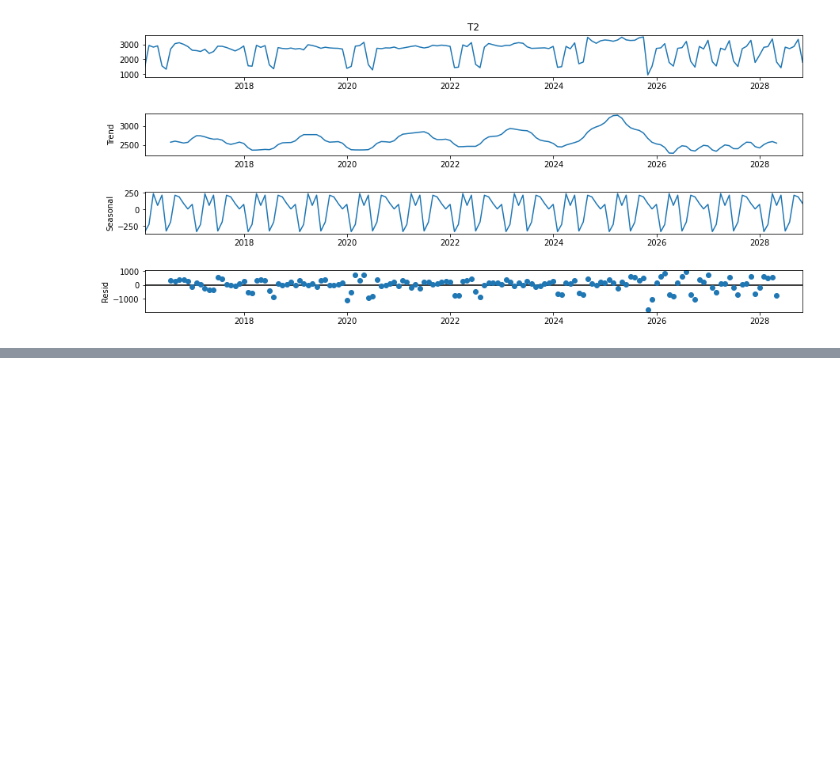
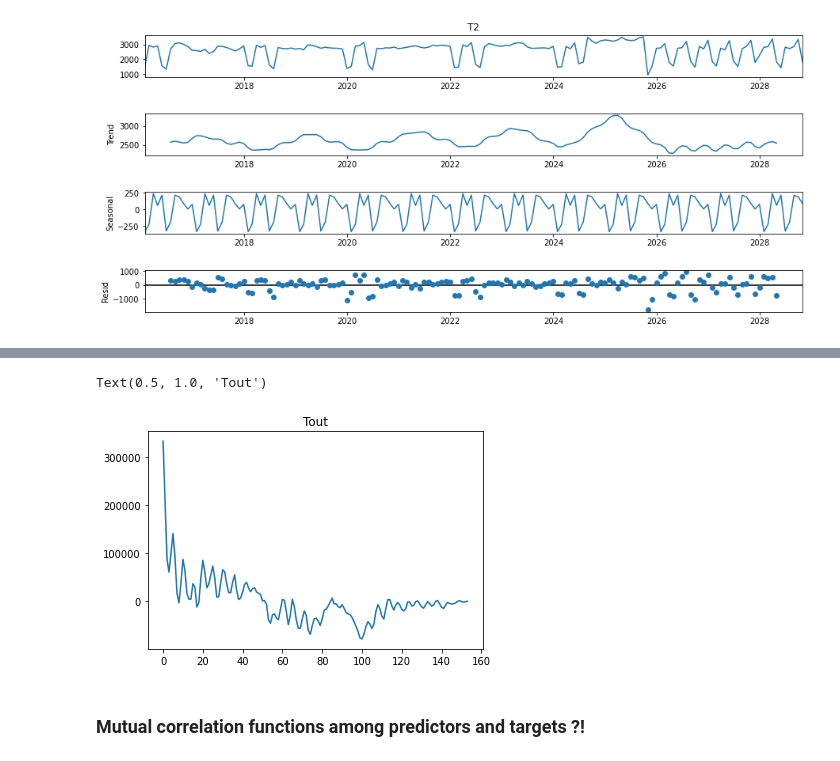
Before and after one commit to Nemat-Allah-Aloush/Multivariate_Data_Analysis, a Jupyter notebook: lab_04.ipynb, the cells around one changed output, grey strips where cells are left out. Drawn from its saved outputs; the diff is of its cells as text; code cells hidden in the pictures; blank space fills up the shorter version.

```diff
--- a/lab_04.ipynb
+++ b/lab_04.ipynb
@@ -106,0 +111,2 @@ p-value = 0.016005
+# %%
+df_daily_Tout=stationarity("T_out")
@@ -108,0 +129,8 @@ p-value = 0.016005
+# %%
+plt.plot(stattools.acovf(df_daily_Tout['T_out'],fft=False)) #autocovariance without window
+plt.title("Tout")
+# %% [output]
+Text(0.5, 1.0, 'Tout')
+[figure, added]
+# %% [markdown]
+### Mutual correlation functions among predictors and targets ?!
```
Also changed, not shown: parts of 56 cells of this notebook.
